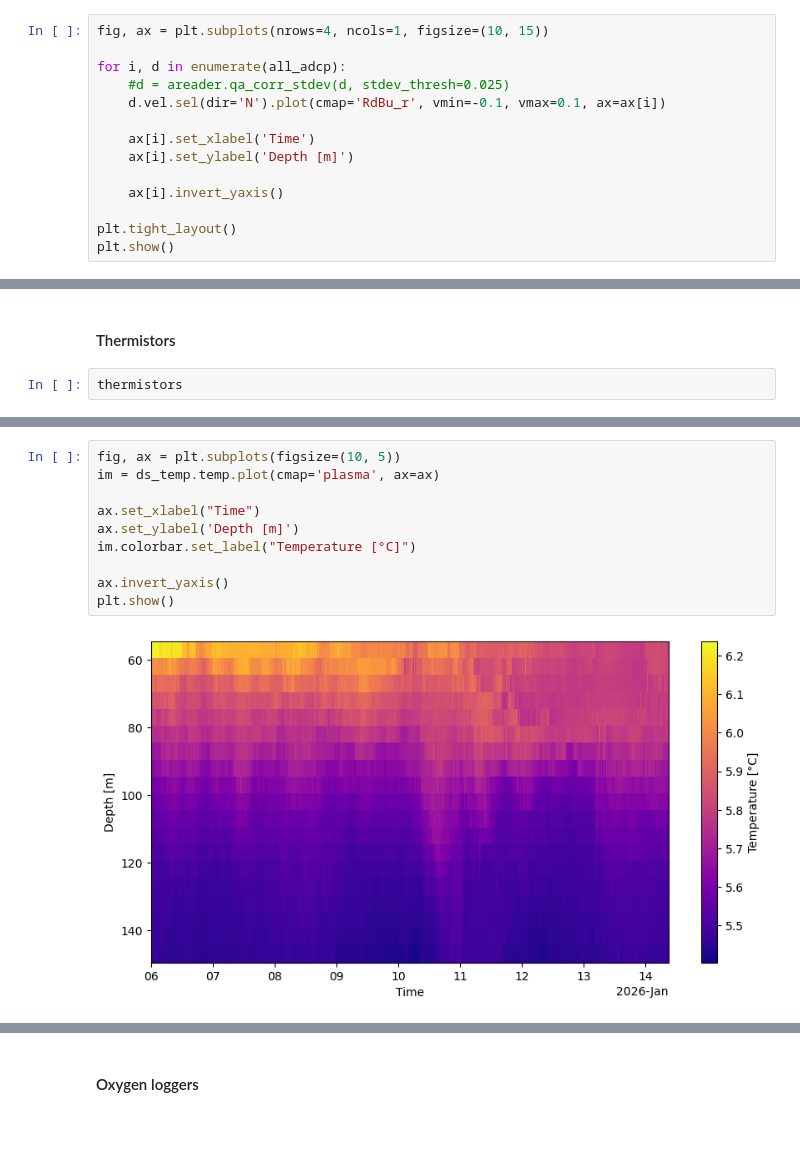
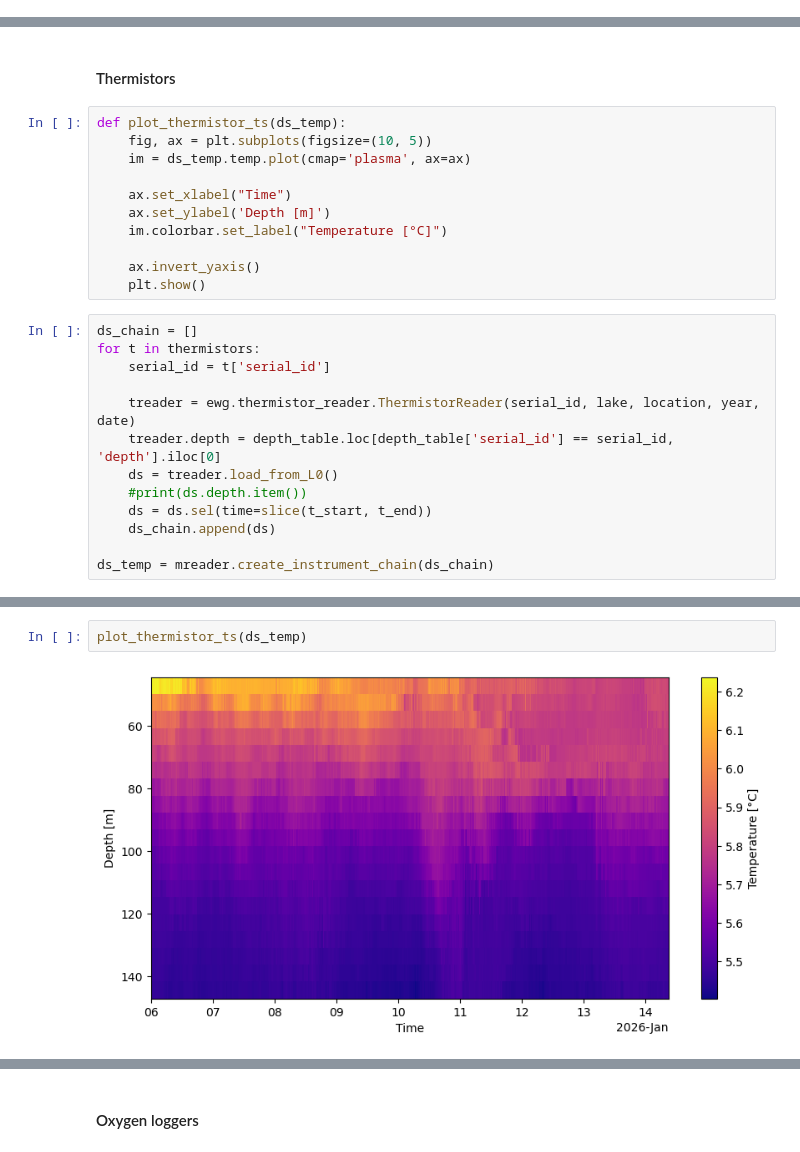
Before and after one commit to hherrema/eawag, a Jupyter notebook: presentations/osm/osm_2026.ipynb, the cells around one changed output, grey strips where cells are left out. Saved outputs shown, nothing was run; the diff lists cells and outputs as text.

```diff
--- a/presentations/osm/osm_2026.ipynb
+++ b/presentations/osm/osm_2026.ipynb
@@ -63,14 +51,0 @@ Reading file Q:/Messdaten/Aphys_Hypothesis_data/Zugersee/2026/Mooring/20260114/L
-# %%
-fig, ax = plt.subplots(nrows=4, ncols=1, figsize=(10, 15))
-
-for i, d in enumerate(all_adcp):
-    #d = areader.qa_corr_stdev(d, stdev_thresh=0.025)
-    d.vel.sel(dir='N').plot(cmap='RdBu_r', vmin=-0.1, vmax=0.1, ax=ax[i])
-
-    ax[i].set_xlabel('Time')
-    ax[i].set_ylabel('Depth [m]')
-
-    ax[i].invert_yaxis()
-
-plt.tight_layout()
-plt.show()
@@ -79,4 +218,26 @@ plt.show()
 # %% [markdown]
 #### Thermistors
+# %%
+def plot_thermistor_ts(ds_temp):
+    fig, ax = plt.subplots(figsize=(10, 5))
+    im = ds_temp.temp.plot(cmap='plasma', ax=ax)
+
+    ax.set_xlabel("Time")
+    ax.set_ylabel('Depth [m]')
+    im.colorbar.set_label("Temperature [°C]")
+
+    ax.invert_yaxis()
+    plt.show()
 # %%
-thermistors
+ds_chain = []
+for t in thermistors:
+    serial_id = t['serial_id']
+
+    treader = ewg.thermistor_reader.ThermistorReader(serial_id, lake, location, year, date)
+    treader.depth = depth_table.loc[depth_table['serial_id'] == serial_id, 'depth'].iloc[0]
+    ds = treader.load_from_L0()
+    #print(ds.depth.item())
+    ds = ds.sel(time=slice(t_start, t_end))
+    ds_chain.append(ds)
+
+ds_temp = mreader.create_instrument_chain(ds_chain)
@@ -112,12 +244,4 @@ ds_temp = mreader.create_instrument_chain(ds_chain)
-# %%
-fig, ax = plt.subplots(figsize=(10, 5))
-im = ds_temp.temp.plot(cmap='plasma', ax=ax)
-
-ax.set_xlabel("Time")
-ax.set_ylabel('Depth [m]')
-im.colorbar.set_label("Temperature [°C]")
-
-ax.invert_yaxis()
-plt.show()
-# %% [output]
-[figure, removed]
+# %%
+plot_thermistor_ts(ds_temp)
+# %% [output]
+[figure, added]
```
Also changed, not shown: parts of 55 cells of this notebook.
